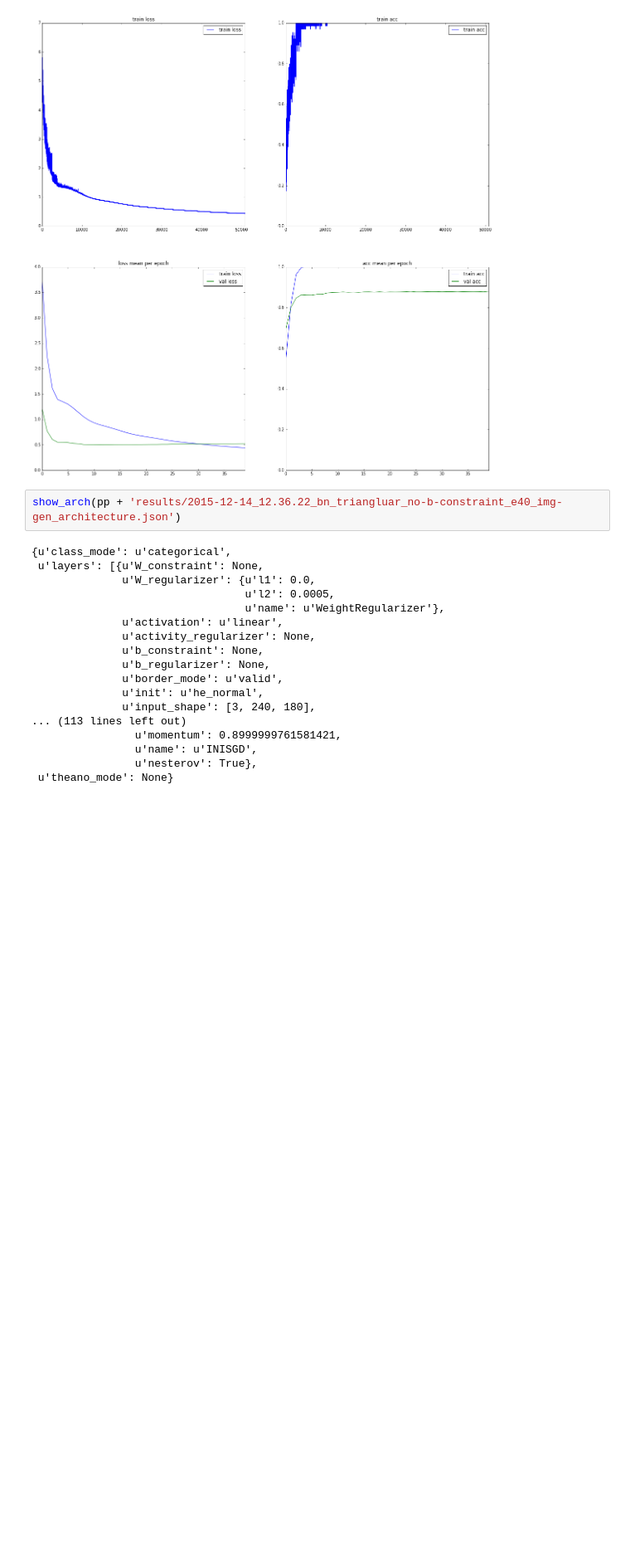
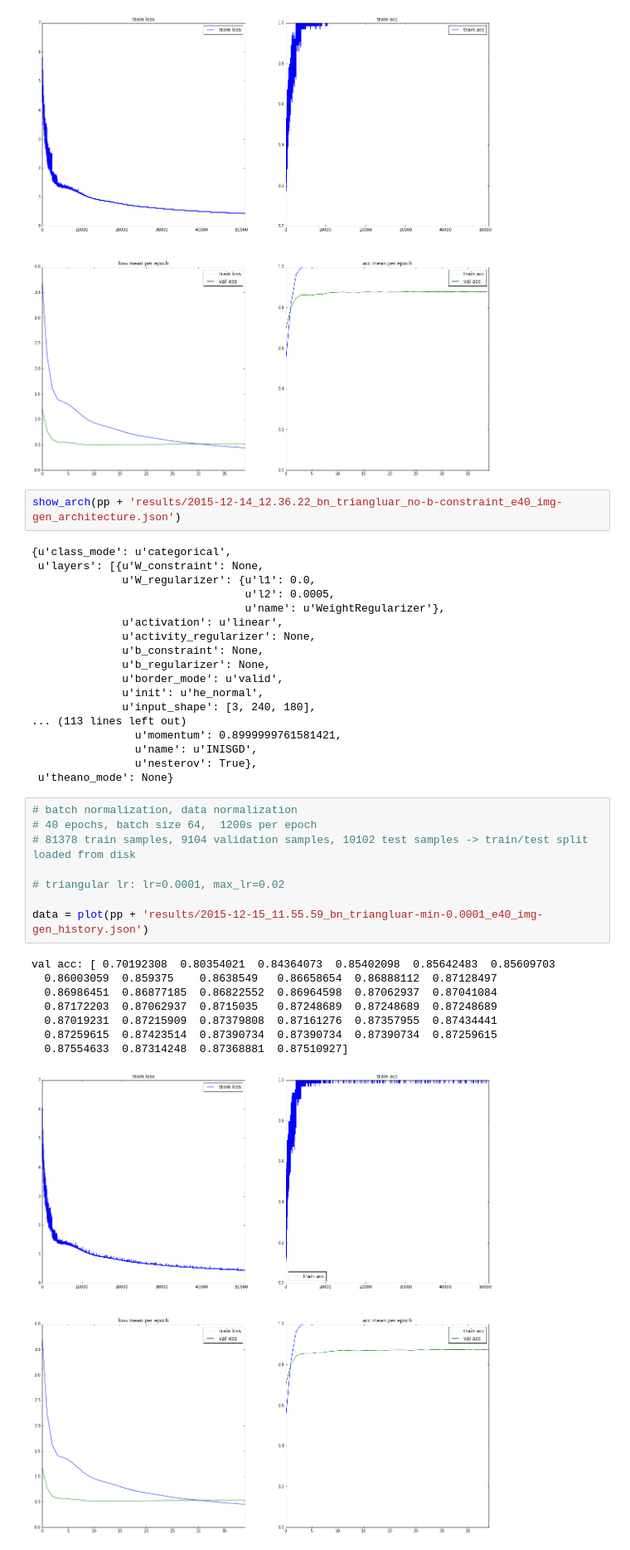
Before and after one commit to marcuniq/ini_caltech101, a Jupyter notebook: iPython Notebooks/Results visualization - every step.ipynb, the cells around one changed output. Shown at 83% size. Drawn from its saved outputs; the diff is of its cells as text; blank space fills up the shorter version.

Commit message:
experiment: -  bn,, triangular min lr 0.0001, 40 epochs

```diff
--- a/iPython Notebooks/Results visualization - every step.ipynb
+++ b/iPython Notebooks/Results visualization - every step.ipynb
@@ -758,3 +758,20 @@ show_arch(pp + 'results/2015-12-14_12.36.22_bn_triangluar_no-b-constraint_e40_im
                 u'name': u'INISGD',
                 u'nesterov': True},
  u'theano_mode': None}
+# %%
+# batch normalization, data normalization
+# 40 epochs, batch size 64,  1200s per epoch
+# 81378 train samples, 9104 validation samples, 10102 test samples -> train/test split loaded from disk
+
+# triangular lr: lr=0.0001, max_lr=0.02
+
+data = plot(pp + 'results/2015-12-15_11.55.59_bn_triangluar-min-0.0001_e40_img-gen_history.json')
+# %% [output]
+val acc: [ 0.70192308  0.80354021  0.84364073  0.85402098  0.85642483  0.85609703
+  0.86003059  0.859375    0.8638549   0.86658654  0.86888112  0.87128497
+  0.86986451  0.86877185  0.86822552  0.86964598  0.87062937  0.87041084
+  0.87172203  0.87062937  0.8715035   0.87248689  0.87248689  0.87248689
+  0.87019231  0.87215909  0.87379808  0.87161276  0.87357955  0.87434441
+  0.87259615  0.87423514  0.87390734  0.87390734  0.87390734  0.87259615
+  0.87554633  0.87314248  0.87368881  0.87510927]
+[figure, added]
```
Also changed, not shown: parts of 1 cell of this notebook, 3 other files.
